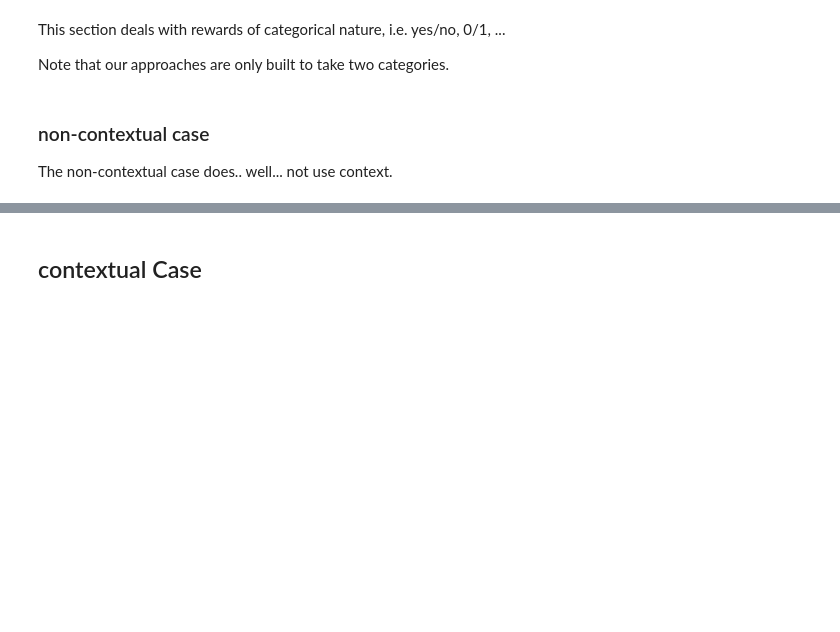
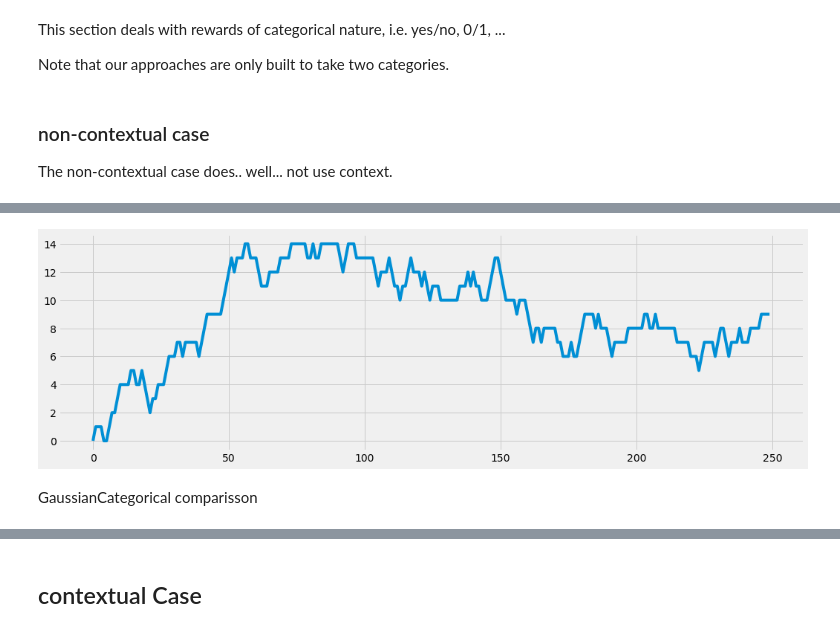
Before and after one commit to wooohoooo/thompson_sampling, a Jupyter notebook: index.ipynb, the cells around one changed output, grey strips where cells are left out. Cells and saved outputs as stored; diff of their text form; code cells hidden in the pictures; blank space fills up the shorter version.

```diff
--- a/index.ipynb
+++ b/index.ipynb
@@ -80,0 +86,6 @@ for i in range(250):
+# %%
+plot_regret(y_optimal_list, y_hat_list)
+# %% [output]
+[figure, added]
+# %% [markdown]
+GaussianCategorical comparisson
```
Also changed, not shown: parts of 15 cells of this notebook, 4 other files.
